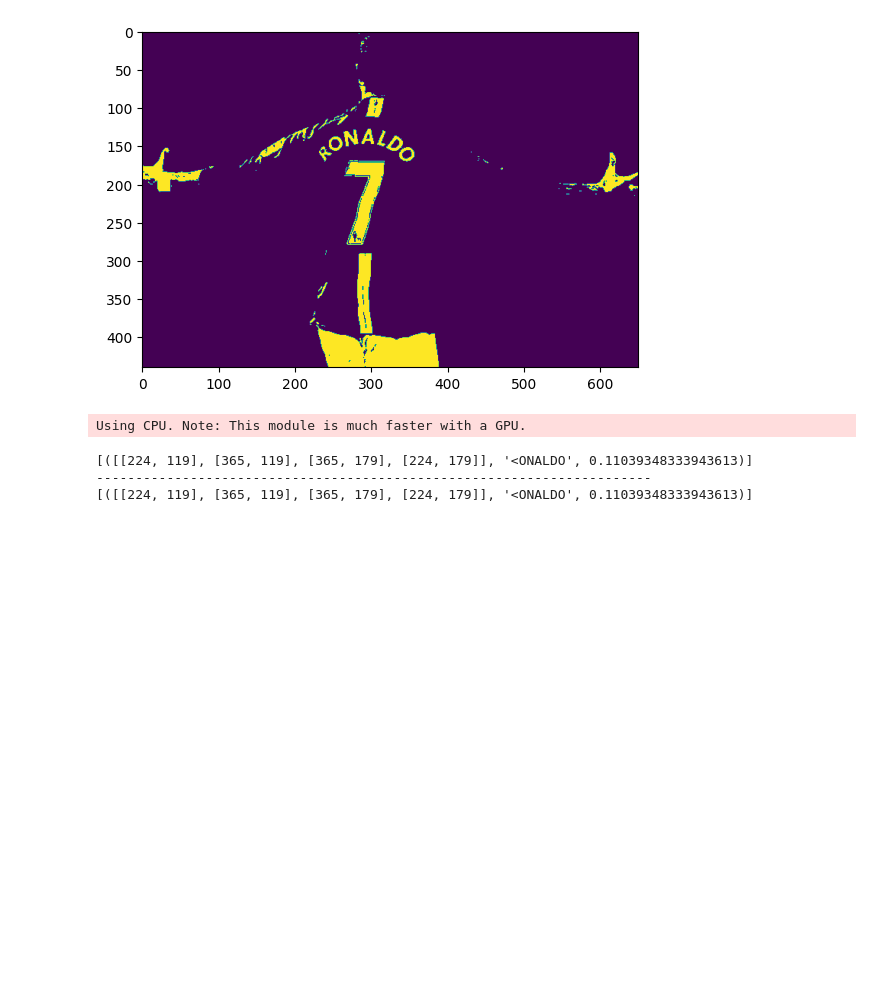
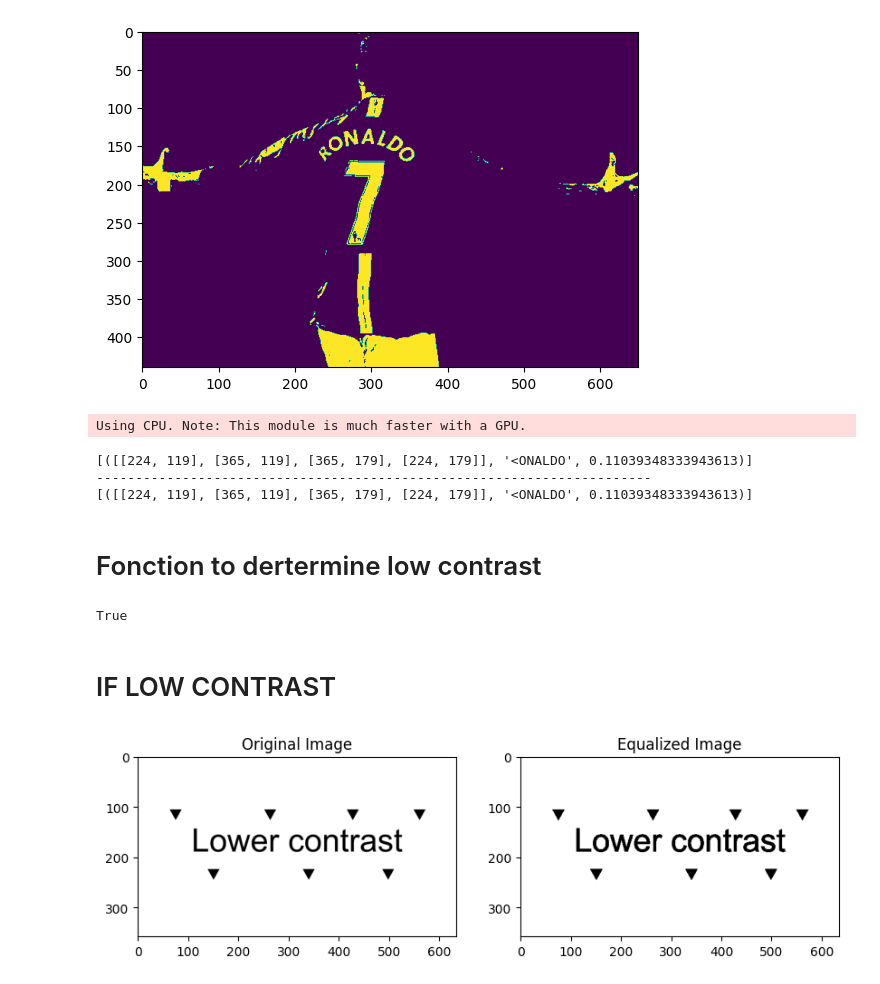
Before and after one commit to nosakail/OCR, a Jupyter notebook: experimental-framework/get_best_parameters.ipynb, the cells around one changed output. Drawn from its saved outputs; the diff is of its cells as text; code cells hidden in the pictures; blank space fills up the shorter version.

Commit message:
add fonction to dectect low contrast and fonction to improve low contrast image for ocr application

```diff
--- a/experimental-framework/get_best_parameters.ipynb
+++ b/experimental-framework/get_best_parameters.ipynb
@@ -138,3 +138,49 @@ Using CPU. Note: This module is much faster with a GPU.
 [([[224, 119], [365, 119], [365, 179], [224, 179]], '<ONALDO', 0.11039348333943613)]
 -----------------------------------------------------------------------
 [([[224, 119], [365, 119], [365, 179], [224, 179]], '<ONALDO', 0.11039348333943613)]
+# %% [markdown]
+# Fonction to dertermine low contrast
+# %%
+def is_low_contrast(img_path):
+    # load image as YUV (or YCbCR) and select Y (intensity)
+    # or convert to grayscale, which should be the same.
+    # Alternately, use L (luminance) from LAB.
+    img = cv2.imread(img_path)
+    Y = cv2.cvtColor(img, cv2.COLOR_BGR2YUV)[:,:,0]
+
+    # compute min and max of Y
+    min = np.min(Y)
+    max = np.max(Y)
+
+    # compute contrast
+    contrast = (max-min)/(max+min)
+    if contrast < 0.5 :
+        return True
+    else :
+        return False
+
+    #print(min,max,contrast)
+    #plt.imshow(img)
+
+#img_path = 'test/low2.png'
+#print(is_low_contrast(img_path))
+# %% [output]
+True
+# %% [markdown]
+# IF LOW CONTRAST
+# %%
+# Charger l'image
+img = cv2.imread('test/low2.png', cv2.IMREAD_GRAYSCALE)
+
+# Appliquer l'égalisation d'histogramme
+img_equalized = cv2.equalizeHist(img)
+
+# Afficher les images d'origine et égalisée côte à côte
+fig, axs = plt.subplots(1, 2, figsize=(10, 5))
+axs[0].imshow(img, cmap='gray')
+axs[0].set_title('Original Image')
+axs[1].imshow(img_equalized, cmap='gray')
+axs[1].set_title('Equalized Image')
+plt.show()
+# %% [output]
+[figure, added]
```
Also changed, not shown: 3 other files.
